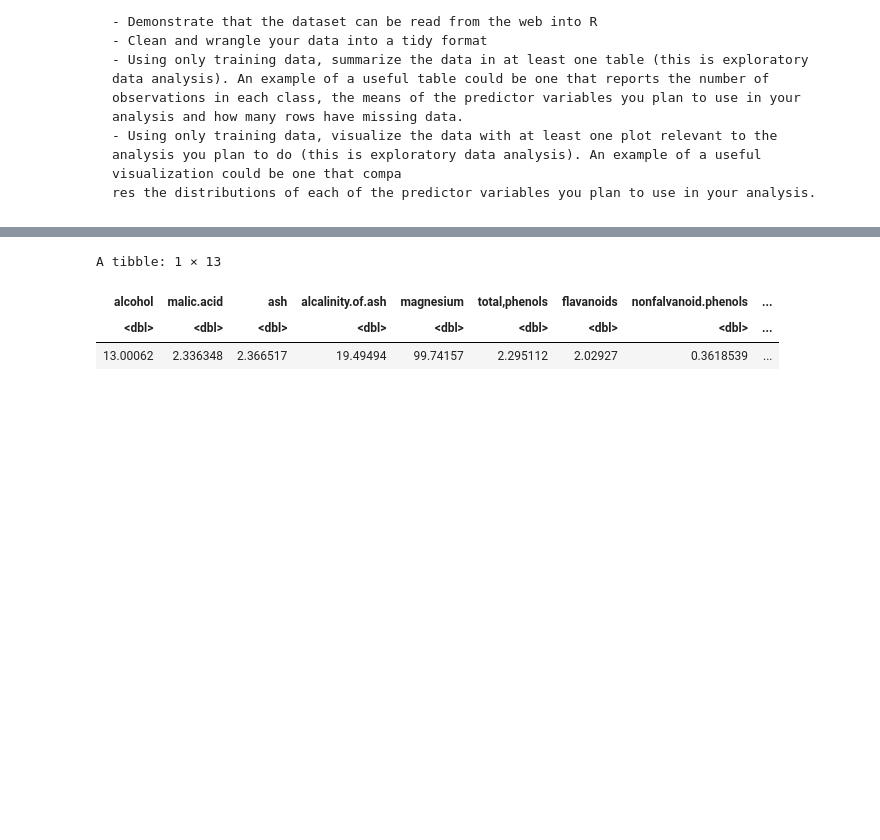
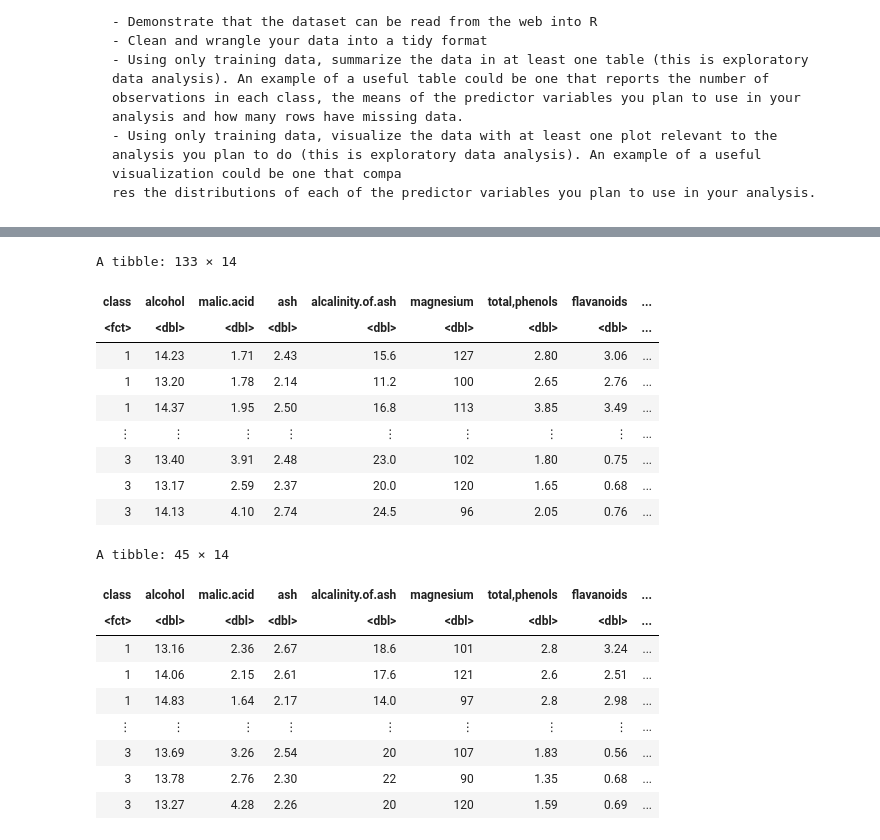
Before and after one commit to a-nguyen-1/DSCI100Project-Group117, a Jupyter notebook: gpp-Anne.ipynb, the cells around one changed output, grey strips where cells are left out. Saved outputs shown, nothing was run; the diff lists cells and outputs as text; code cells hidden in the pictures; blank space fills up the shorter version.

```diff
--- a/gpp-Anne.ipynb
+++ b/gpp-Anne.ipynb
@@ -45,11 +37,29 @@ A tibble: 178 × 14
 | 3 | 13.17 | 2.59 | 2.37 | 20.0 | 120 | 1.65 | 0.68 | ... |
 | 3 | 14.13 | 4.10 | 2.74 | 24.5 | 96 | 2.05 | 0.76 | ... |
 # %%
-wine_means <- wine_data |>
-    summarise(across(alcohol:proline, mean, na.rm = TRUE))
-wine_means
+wine_split <- initial_split(wine_data, prop = 0.75, strata = class)
+wine_training <- training(wine_split)
+wine_testing <- testing(wine_split)
+wine_training
+wine_testing
 # %% [output]
-A tibble: 1 × 13
+A tibble: 133 × 14
-| alcohol | malic.acid | ash | alcalinity.of.ash | magnesium | total,phenols | flavanoids | nonfalvanoid.phenols | ... |
-| <dbl> | <dbl> | <dbl> | <dbl> | <dbl> | <dbl> | <dbl> | <dbl> | ... |
-| 13.00062 | 2.336348 | 2.366517 | 19.49494 | 99.74157 | 2.295112 | 2.02927 | 0.3618539 | ... |
+| class | alcohol | malic.acid | ash | alcalinity.of.ash | magnesium | total,phenols | flavanoids | ... |
+| <fct> | <dbl> | <dbl> | <dbl> | <dbl> | <dbl> | <dbl> | <dbl> | ... |
+| 1 | 14.23 | 1.71 | 2.43 | 15.6 | 127 | 2.80 | 3.06 | ... |
+| 1 | 13.20 | 1.78 | 2.14 | 11.2 | 100 | 2.65 | 2.76 | ... |
+| 1 | 14.37 | 1.95 | 2.50 | 16.8 | 113 | 3.85 | 3.49 | ... |
+| ⋮ | ⋮ | ⋮ | ⋮ | ⋮ | ⋮ | ⋮ | ⋮ | ... |
+| 3 | 13.40 | 3.91 | 2.48 | 23.0 | 102 | 1.80 | 0.75 | ... |
+| 3 | 13.17 | 2.59 | 2.37 | 20.0 | 120 | 1.65 | 0.68 | ... |
+| 3 | 14.13 | 4.10 | 2.74 | 24.5 | 96 | 2.05 | 0.76 | ... |
+A tibble: 45 × 14
+| class | alcohol | malic.acid | ash | alcalinity.of.ash | magnesium | total,phenols | flavanoids | ... |
+| <fct> | <dbl> | <dbl> | <dbl> | <dbl> | <dbl> | <dbl> | <dbl> | ... |
+| 1 | 13.16 | 2.36 | 2.67 | 18.6 | 101 | 2.8 | 3.24 | ... |
+| 1 | 14.06 | 2.15 | 2.61 | 17.6 | 121 | 2.6 | 2.51 | ... |
+| 1 | 14.83 | 1.64 | 2.17 | 14.0 | 97 | 2.8 | 2.98 | ... |
+| ⋮ | ⋮ | ⋮ | ⋮ | ⋮ | ⋮ | ⋮ | ⋮ | ... |
+| 3 | 13.69 | 3.26 | 2.54 | 20 | 107 | 1.83 | 0.56 | ... |
+| 3 | 13.78 | 2.76 | 2.30 | 22 | 90 | 1.35 | 0.68 | ... |
+| 3 | 13.27 | 4.28 | 2.26 | 20 | 120 | 1.59 | 0.69 | ... |
```
Also changed, not shown: parts of 4 cells of this notebook.
